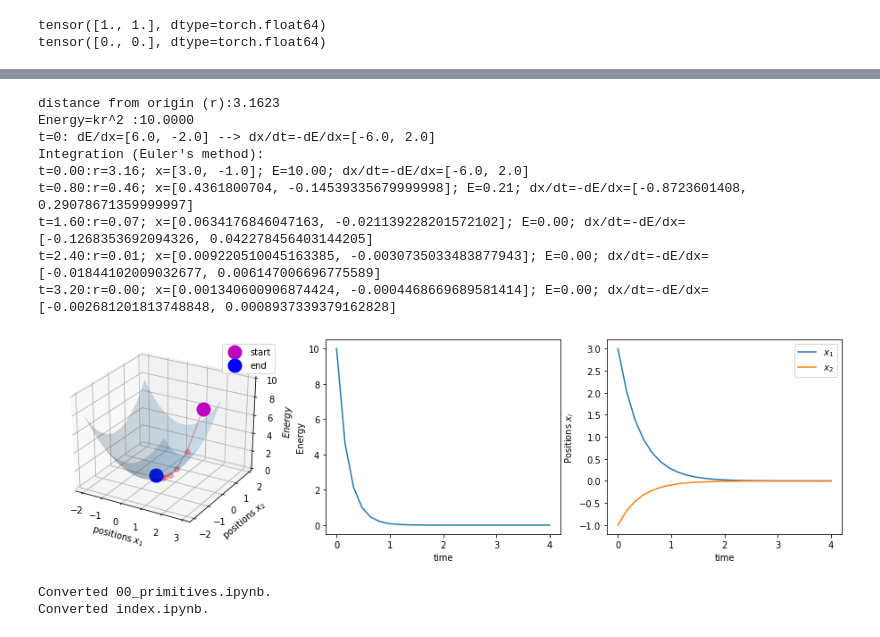
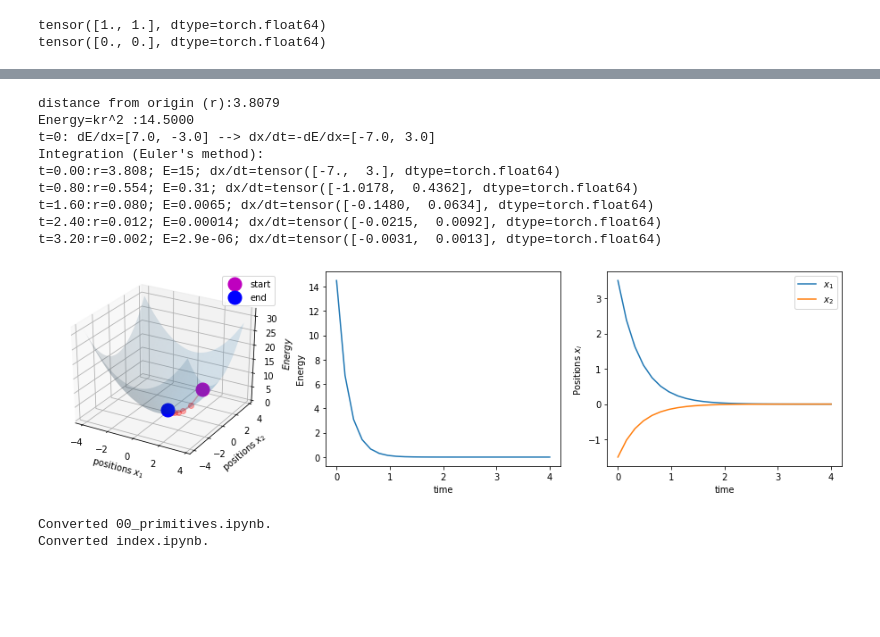
Before and after one commit to mshagirov/vertex_simulation, a Jupyter notebook: nbs/00_primitives.ipynb, the cells around one changed output, grey strips where cells are left out. Cells and saved outputs as stored; diff of their text form; code cells hidden in the pictures; blank space fills up the shorter version.

Commit message:
tested vertex1

```diff
--- a/nbs/00_primitives.ipynb
+++ b/nbs/00_primitives.ipynb
@@ -90,8 +95,8 @@ tensor([0., 0.], dtype=torch.float64)
 import matplotlib.pylab as plt, numpy as np
 from mpl_toolkits.mplot3d import axes3d
 # %%
-o  = Vertex(torch.tensor([0.,0.],dtype=torch.float64))
-v1 = Vertex(torch.tensor([3.,-1.],requires_grad=True,dtype=torch.float64))
+o  = Vertex(torch.tensor([0.,0.],dtype=torch.float64)) # equilibrium point (where U(x)==0)
+v1 = Vertex(torch.tensor([3.5,-1.5],requires_grad=True,dtype=torch.float64)) # particles location
 r = o.dist(v1)
 print(f'distance from origin (r):{r.item():.4f}')
 # Define energy
@@ -112,50 +117,49 @@ Energies = []
 print('Integration (Euler\'s method):')
 for n in range(25):
     v1.zero_grad_()
-    r = o.dist(v1) # distance from origin
-    E = energy(r)  # elastic energy
+    E = energy(o.dist(v1))  # elastic energy, o.dist(v1) is distance from vertex "o"
     Energies.append(E.item())
     E.backward()   # compute gradients
-    dxdt = -v1.grad().data # dx/dt=-dE/dx
+    dxdt = -v1.grad().data# dx/dt=-dE/dx
     if n%5==0:
-        print(f't={Dt*n:.2f}:r={r.item():.2f}; x={v1}; E={E.item():.2f}; dx/dt=-dE/dx={dxdt.tolist()}')
+        print(f't={Dt*n:.2f}:r={o.dist(v1).item():4.3f}; E={E.item():.2g}; dx/dt={dxdt}')
     # Update vertex position
     with torch.no_grad():
         v1.x += dxdt*Dt
     positions.append(v1.x.tolist()); t.append(t[-1]+Dt)
 Energies.append( energy(o.dist(v1)).item() )
 
 # Display the results
 positions = np.array(positions) # convert to a np array
 fig = plt.figure(figsize=plt.figaspect(0.25))
 # Energy as a function of position
 ax = fig.add_subplot(1, 3, 1, projection='3d')
 # Plot the Energy surface
-Xmesh,Ymesh = np.meshgrid(np.arange(-2,2,.1),np.arange(-2,2,.1))
-Zmesh = Xmesh**2+Ymesh**2
-ax.plot_surface(Xmesh,Ymesh, Zmesh, alpha=0.2)
+Xmesh,Ymesh = np.meshgrid(np.arange(-4,4,.25),np.arange(-4,4,.25))
+Zmesh = k*((Xmesh-o.x[0].numpy())**2+(Ymesh-o.x[1].numpy())**2) # potential energy surface
+ax.plot_surface(Xmesh,Ymesh, Zmesh, alpha=0.15)
 # Plot trajectory of the vertex E,x1,x2
 ax.plot(positions[:,0],positions[:,1],Energies,'ro-',alpha=.3)
 ax.plot(positions[:1,0],positions[:1,1],Energies[:1],'mo',ms=15,label='start')
 ax.plot(positions[-1:,0],positions[-1:,1],Energies[-1:],'bo',ms=15,label='end')
 ax.set_xlabel('positions $x_1$'); ax.set_ylabel('positions $x_2$'); ax.set_zlabel('$Energy$'); plt.legend();
 # Energy as function of time
 ax = fig.add_subplot(1, 3, 2); ax.plot(t,Energies); ax.set_xlabel('time'); ax.set_ylabel('Energy')
 #
 ax = fig.add_subplot(1, 3, 3)
 ax.plot(t,positions);plt.legend(['$x_1$','$x_2$']); ax.set_ylabel('Positions $x_i$'); ax.set_xlabel('time');
 plt.show()
 # %% [output]
-distance from origin (r):3.1623
-Energy=kr^2 :10.0000
-t=0: dE/dx=[6.0, -2.0] --> dx/dt=-dE/dx=[-6.0, 2.0]
+distance from origin (r):3.8079
+Energy=kr^2 :14.5000
+t=0: dE/dx=[7.0, -3.0] --> dx/dt=-dE/dx=[-7.0, 3.0]
 Integration (Euler's method):
-t=0.00:r=3.16; x=[3.0, -1.0]; E=10.00; dx/dt=-dE/dx=[-6.0, 2.0]
-t=0.80:r=0.46; x=[0.4361800704, -0.14539335679999998]; E=0.21; dx/dt=-dE/dx=[-0.8723601408, 0.29078671359999997]
-t=1.60:r=0.07; x=[0.0634176846047163, -0.021139228201572102]; E=0.00; dx/dt=-dE/dx=[-0.1268353692094326, 0.042278456403144205]
-t=2.40:r=0.01; x=[0.009220510045163385, -0.0030735033483877943]; E=0.00; dx/dt=-dE/dx=[-0.01844102009032677, 0.006147006696775589]
-t=3.20:r=0.00; x=[0.001340600906874424, -0.0004468669689581414]; E=0.00; dx/dt=-dE/dx=[-0.002681201813748848, 0.0008937339379162828]
+t=0.00:r=3.808; E=15; dx/dt=tensor([-7.,  3.], dtype=torch.float64)
+t=0.80:r=0.554; E=0.31; dx/dt=tensor([-1.0178,  0.4362], dtype=torch.float64)
+t=1.60:r=0.080; E=0.0065; dx/dt=tensor([-0.1480,  0.0634], dtype=torch.float64)
+t=2.40:r=0.012; E=0.00014; dx/dt=tensor([-0.0215,  0.0092], dtype=torch.float64)
+t=3.20:r=0.002; E=2.9e-06; dx/dt=tensor([-0.0031,  0.0013], dtype=torch.float64)
-[figure, old version]
+[figure, new version]
 # %%
 #hide
 # run this as a last cell in your notebook to export this module
```
Also changed, not shown: parts of 3 cells of this notebook, 1 other file.
